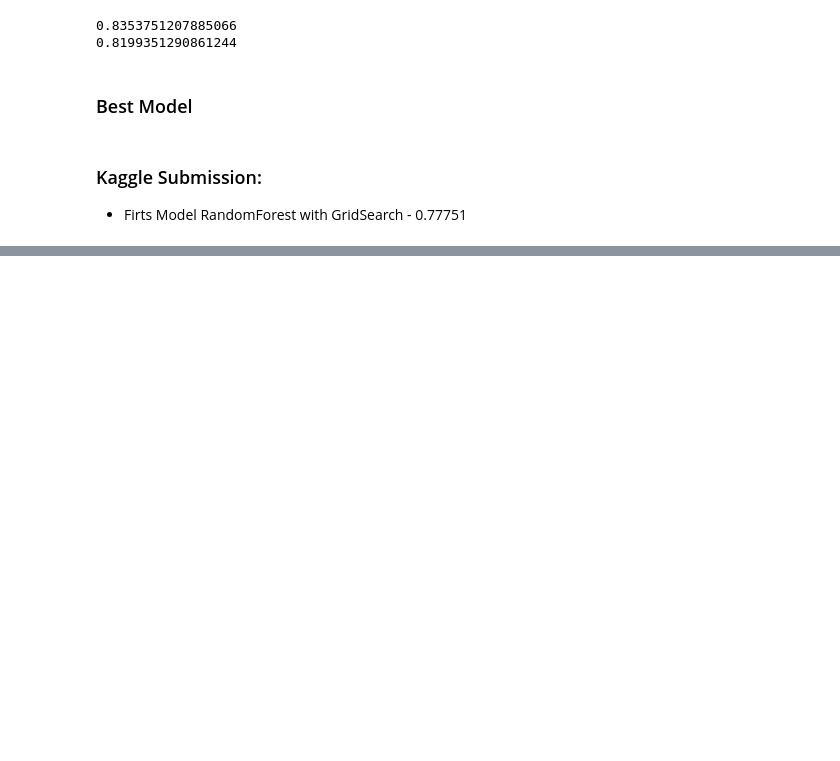
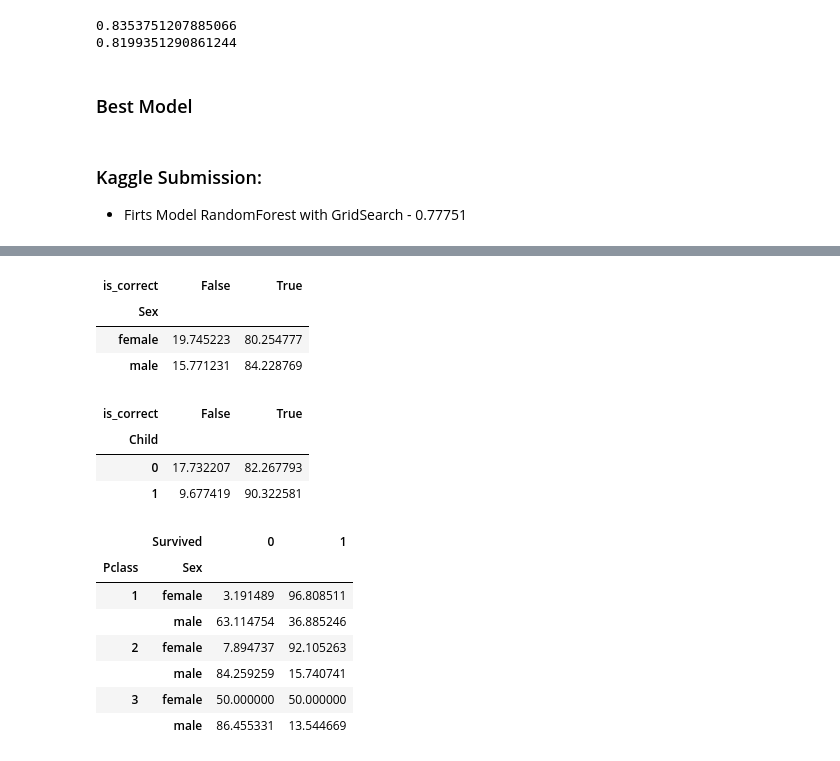
Before and after one commit to xJacoob/MachineLearning, a Jupyter notebook: Titanic/titanic_model.ipynb, the cells around one changed output, grey strips where cells are left out. Drawn from its saved outputs; the diff is of its cells as text; code cells hidden in the pictures; blank space fills up the shorter version.

```diff
--- a/Titanic/titanic_model.ipynb
+++ b/Titanic/titanic_model.ipynb
@@ -242,0 +282,25 @@ submission_data_frame.to_csv("submission.csv", index=False)
+# %%
+pd.crosstab(error_analysis['Sex'], error_analysis['is_correct'], normalize='index') * 100
+# %% [output]
+| is_correct | False | True |
+| Sex |  |  |
+| female | 19.745223 | 80.254777 |
+| male | 15.771231 | 84.228769 |
+# %%
+pd.crosstab(error_analysis['Child'], error_analysis['is_correct'], normalize='index') * 100
+# %% [output]
+| is_correct | False | True |
+| Child |  |  |
+| 0 | 17.732207 | 82.267793 |
+| 1 | 9.677419 | 90.322581 |
+# %%
+pd.crosstab([data['Pclass'], data['Sex']], data['Survived'], normalize='index') * 100
+# %% [output]
+|  | Survived | 0 | 1 |
+| Pclass | Sex |  |  |
+| 1 | female | 3.191489 | 96.808511 |
+|  | male | 63.114754 | 36.885246 |
+| 2 | female | 7.894737 | 92.105263 |
+|  | male | 84.259259 | 15.740741 |
+| 3 | female | 50.000000 | 50.000000 |
+|  | male | 86.455331 | 13.544669 |
```
Also changed, not shown: parts of 8 cells of this notebook.
